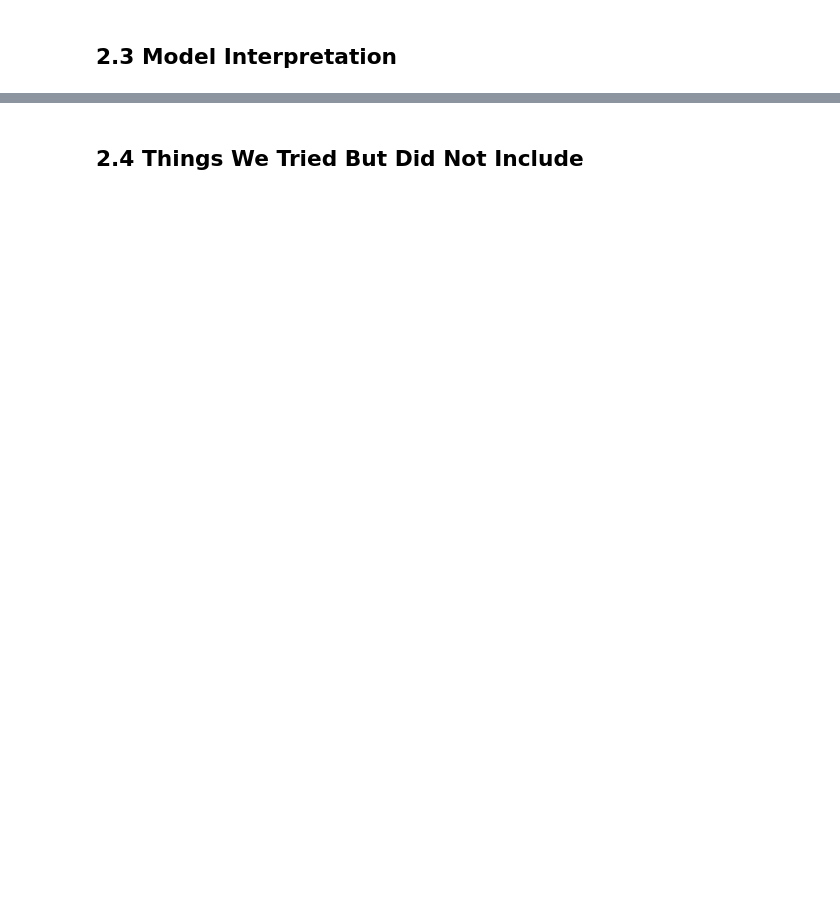
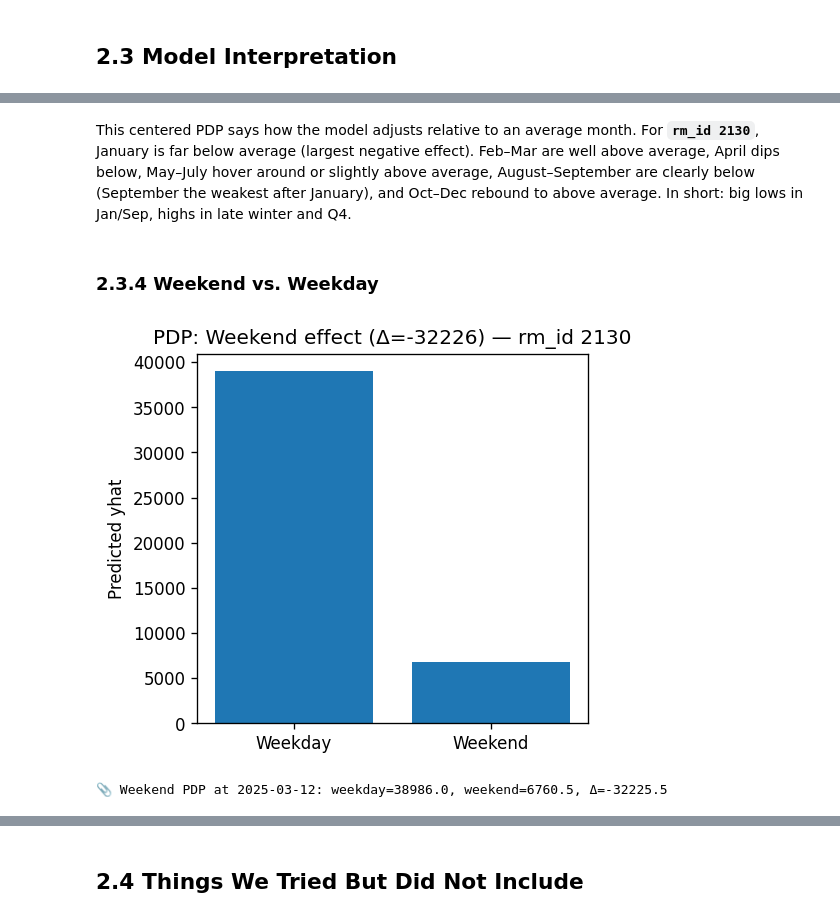
Before and after one commit to siljehj/ML_project, a Jupyter notebook: Report.ipynb, the cells around one changed output, grey strips where cells are left out. Cells and saved outputs as stored; diff of their text form; code cells hidden in the pictures; blank space fills up the shorter version.

```diff
--- a/Report.ipynb
+++ b/Report.ipynb
@@ -2123,0 +2327,26 @@ print(f"💾 Saved adjusted submission (3/5 spread, 2/5 removed): {SUBMISSION_OU
+# %% [markdown]
+This centered PDP says how the model adjusts relative to an average month. For **`rm_id 2130`**, January is far below average (largest negative effect). Feb–Mar are well above average, April dips below, May–July hover around or slightly above average, August–September are clearly below (September the weakest after January), and Oct–Dec rebound to above average. In short: big lows in Jan/Sep, highs in late winter and Q4.
+# %% [markdown]
+### 2.3.4 Weekend vs. Weekday
+# %%
+test_day = pd.Timestamp('2025-03-12')
+base_row = pd.DataFrame({'ds':[test_day]})
+base_row = _add_regs_ds(base_row)
+base_row['is_weekend'] = 0
+y_weekday = float(m.predict(base_row[['ds','is_weekend','month_sin','month_cos']])['yhat'].iloc[0])
+
+wknd_row = base_row.copy()
+wknd_row['is_weekend'] = 1
+y_weekend = float(m.predict(wknd_row[['ds','is_weekend','month_sin','month_cos']])['yhat'].iloc[0])
+
+delta_weekend = y_weekend - y_weekday
+plt.figure(figsize=(4.2,4))
+plt.bar(['Weekday','Weekend'], [y_weekday, y_weekend])
+plt.title(f'PDP: Weekend effect (Δ={delta_weekend:+.0f}) — rm_id {TARGET_RM_ID}')
+plt.ylabel('Predicted yhat')
+plt.show()
+
+print(f"📎 Weekend PDP at {test_day.date()}: weekday={y_weekday:.1f}, weekend={y_weekend:.1f}, Δ={delta_weekend:+.1f}")
+# %% [output]
+[figure, added]
+📎 Weekend PDP at 2025-03-12: weekday=38986.0, weekend=6760.5, Δ=-32225.5
```
Also changed, not shown: parts of 28 cells of this notebook.
